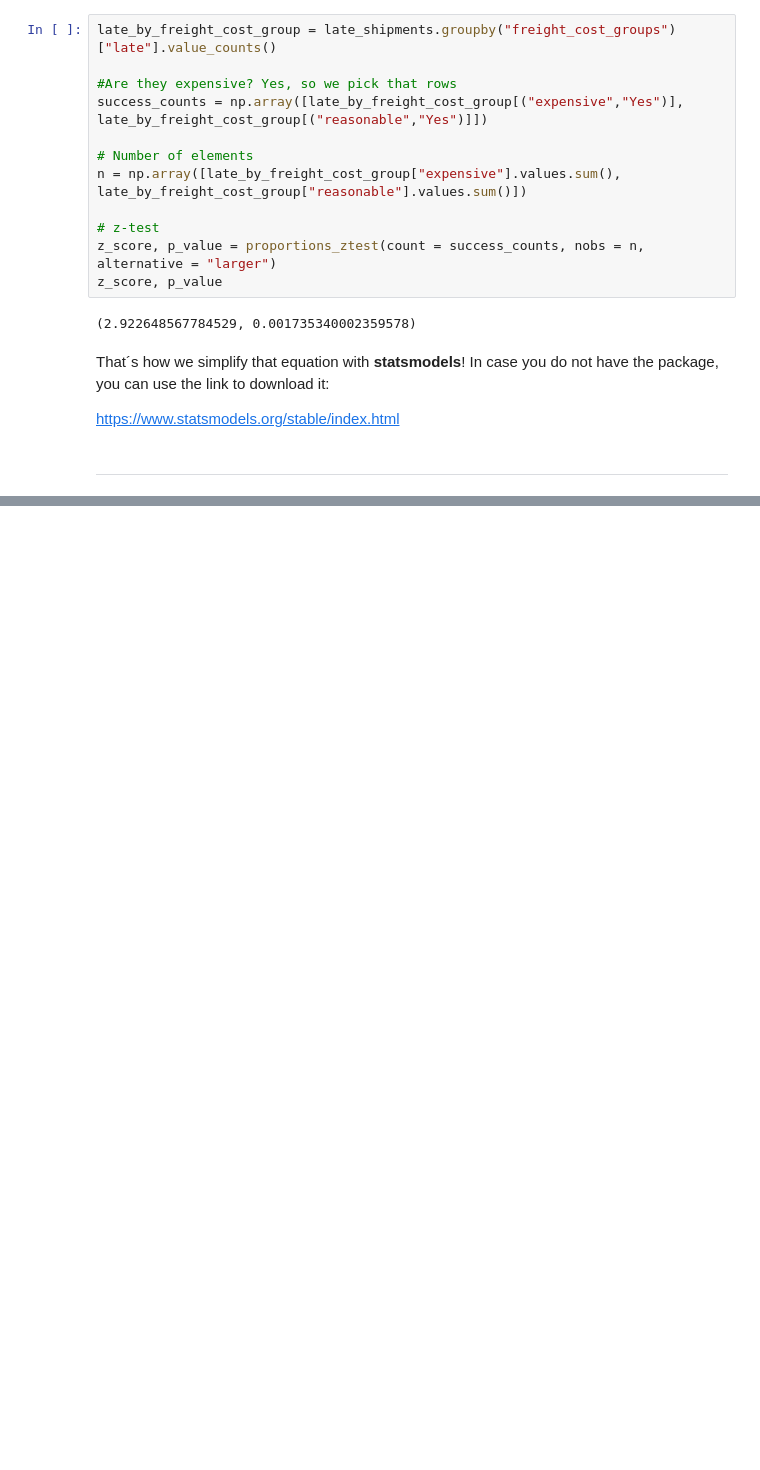
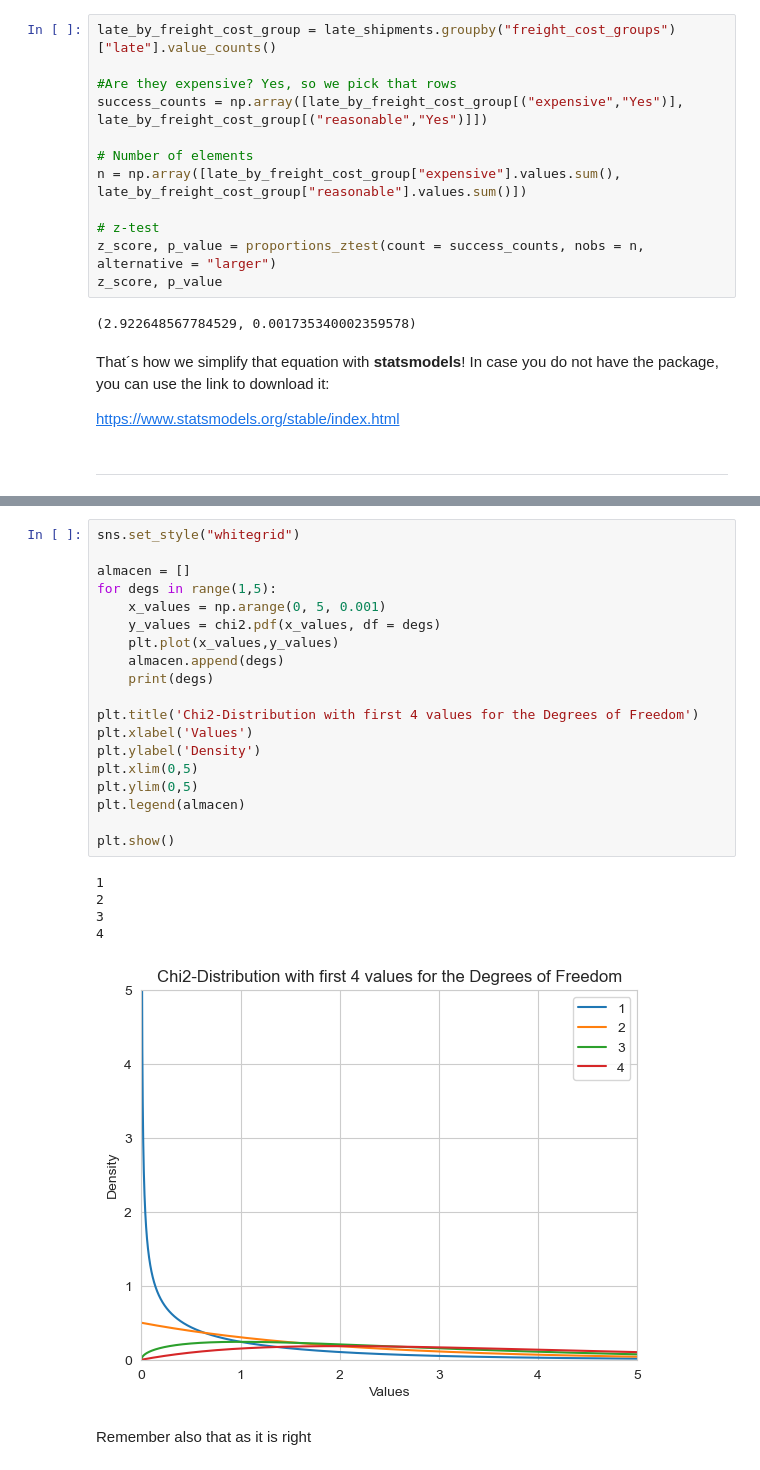
Before and after one commit to Seniorveiga/CV, a Jupyter notebook: Hypothesis Testing Bible/hypothesis_testing_part_02.ipynb, the cells around one changed output, grey strips where cells are left out. Cells and saved outputs as stored; diff of their text form; blank space fills up the shorter version.

Commit message:
Added Chi2 graphic

```diff
--- a/Hypothesis Testing Bible/hypothesis_testing_part_02.ipynb
+++ b/Hypothesis Testing Bible/hypothesis_testing_part_02.ipynb
@@ -217,0 +234,27 @@ https://www.statsmodels.org/stable/index.html
+# %%
+sns.set_style("whitegrid")
+
+almacen = []
+for degs in range(1,5):
+    x_values = np.arange(0, 5, 0.001)
+    y_values = chi2.pdf(x_values, df = degs)
+    plt.plot(x_values,y_values)
+    almacen.append(degs)
+    print(degs)
+
+plt.title('Chi2-Distribution with first 4 values for the Degrees of Freedom')
+plt.xlabel('Values')
+plt.ylabel('Density')
+plt.xlim(0,5)
+plt.ylim(0,5)
+plt.legend(almacen)
+
+plt.show()
+# %% [output]
+1
+2
+3
+4
+[figure, added]
+# %% [markdown]
+Remember also that as it is right
```
Also changed, not shown: parts of 5 cells of this notebook.
